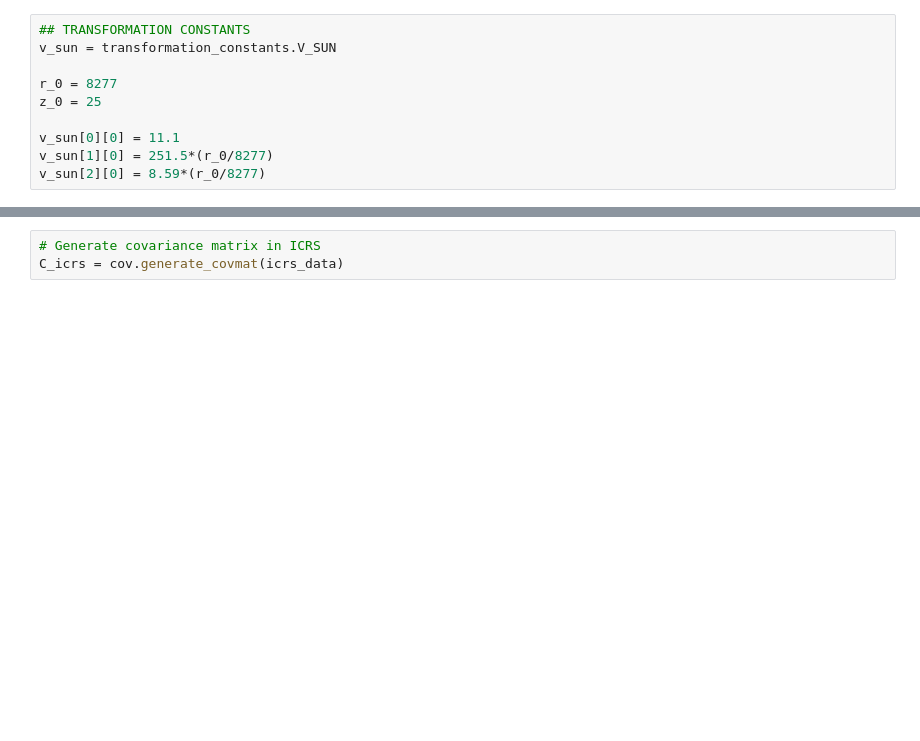
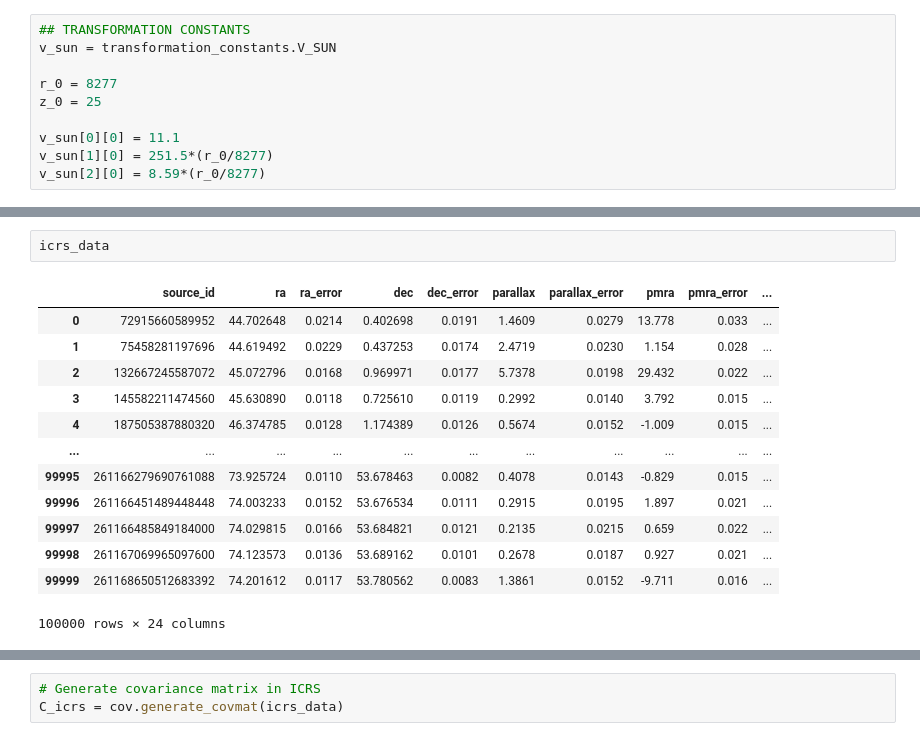
Before and after one commit to HEP-KBFI/gaia-tools, a Jupyter notebook: jupyter-notebook/cupy.ipynb, the cells around one changed output, grey strips where cells are left out. Cells and saved outputs as stored; diff of their text form; blank space fills up the shorter version.

```diff
--- a/jupyter-notebook/cupy.ipynb
+++ b/jupyter-notebook/cupy.ipynb
@@ -70,3 +70,19 @@ Final size of sample (1694972, 11)
 Index(['x', 'y', 'z', 'v_x', 'v_y', 'v_z', 'r', 'phi', 'v_r', 'v_phi',
        'source_id'],
       dtype='object')
+# %%
+icrs_data
+# %% [output]
+|  | source_id | ra | ra_error | dec | dec_error | parallax | parallax_error | pmra | pmra_error | ... |
+| 0 | 72915660589952 | 44.702648 | 0.0214 | 0.402698 | 0.0191 | 1.4609 | 0.0279 | 13.778 | 0.033 | ... |
+| 1 | 75458281197696 | 44.619492 | 0.0229 | 0.437253 | 0.0174 | 2.4719 | 0.0230 | 1.154 | 0.028 | ... |
+| 2 | 132667245587072 | 45.072796 | 0.0168 | 0.969971 | 0.0177 | 5.7378 | 0.0198 | 29.432 | 0.022 | ... |
+| 3 | 145582211474560 | 45.630890 | 0.0118 | 0.725610 | 0.0119 | 0.2992 | 0.0140 | 3.792 | 0.015 | ... |
+| 4 | 187505387880320 | 46.374785 | 0.0128 | 1.174389 | 0.0126 | 0.5674 | 0.0152 | -1.009 | 0.015 | ... |
+| ... | ... | ... | ... | ... | ... | ... | ... | ... | ... | ... |
+| 99995 | 261166279690761088 | 73.925724 | 0.0110 | 53.678463 | 0.0082 | 0.4078 | 0.0143 | -0.829 | 0.015 | ... |
+| 99996 | 261166451489448448 | 74.003233 | 0.0152 | 53.676534 | 0.0111 | 0.2915 | 0.0195 | 1.897 | 0.021 | ... |
+| 99997 | 261166485849184000 | 74.029815 | 0.0166 | 53.684821 | 0.0121 | 0.2135 | 0.0215 | 0.659 | 0.022 | ... |
+| 99998 | 261167069965097600 | 74.123573 | 0.0136 | 53.689162 | 0.0101 | 0.2678 | 0.0187 | 0.927 | 0.021 | ... |
+| 99999 | 261168650512683392 | 74.201612 | 0.0117 | 53.780562 | 0.0083 | 1.3861 | 0.0152 | -9.711 | 0.016 | ... |
+100000 rows × 24 columns
```
Also changed, not shown: parts of 7 cells of this notebook, 6 other files.
